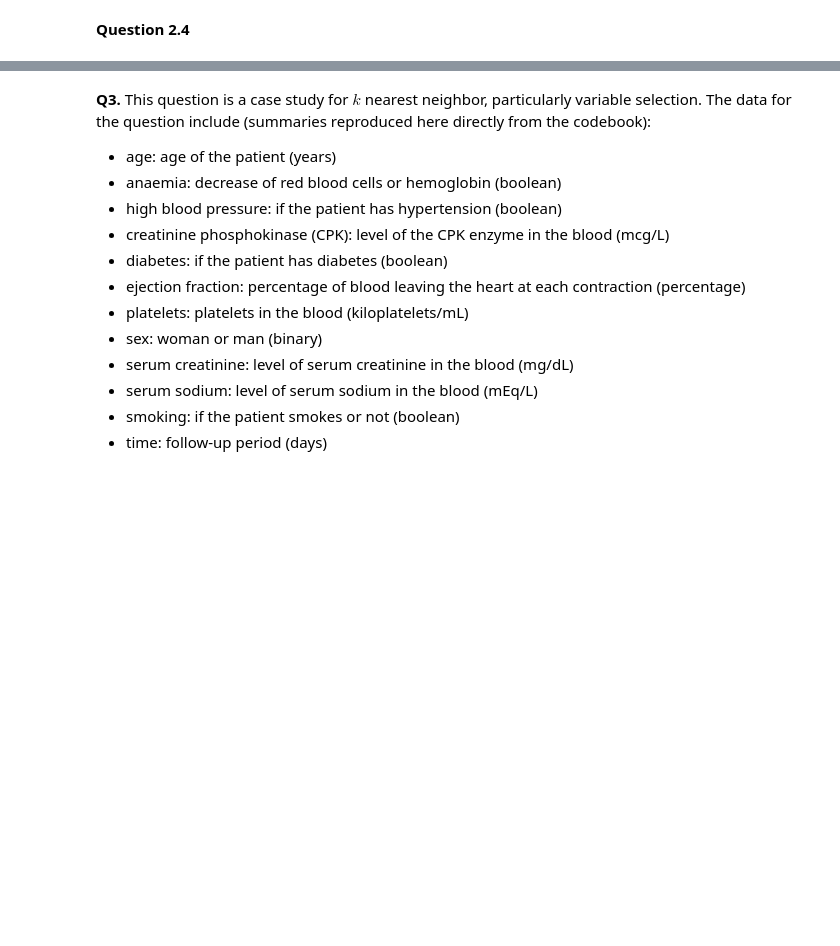
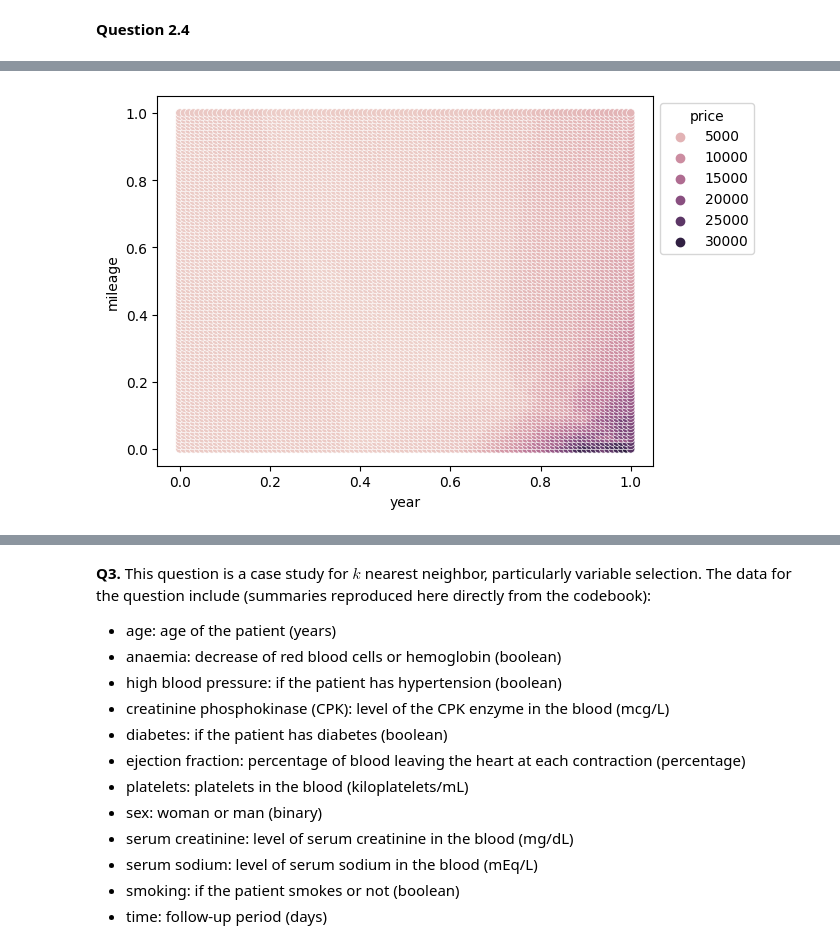
Before and after one commit to JackPMoore/assignment3, a Jupyter notebook: Jack's_assignment_knn_and_kmc.ipynb, the cells around one changed output, grey strips where cells are left out. Cells and saved outputs as stored; diff of their text form; code cells hidden in the pictures; blank space fills up the shorter version.

```diff
--- a/Jack's_assignment_knn_and_kmc.ipynb
+++ b/Jack's_assignment_knn_and_kmc.ipynb
@@ -270,0 +292,4 @@ def statics(k=3,data=usacars): # This function replicates our previous work, wit
+# %%
+statics(50)
+# %% [output]
+[figure, added]
```
Also changed, not shown: parts of 14 cells of this notebook.
